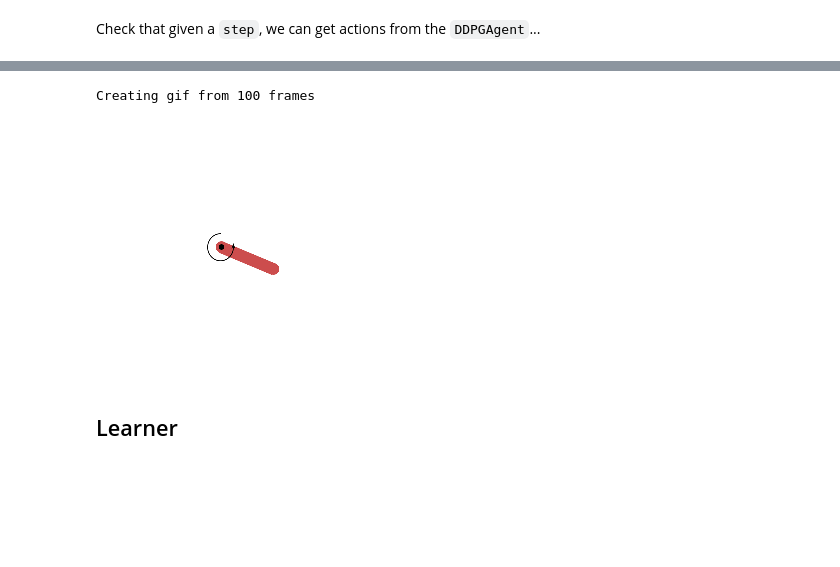
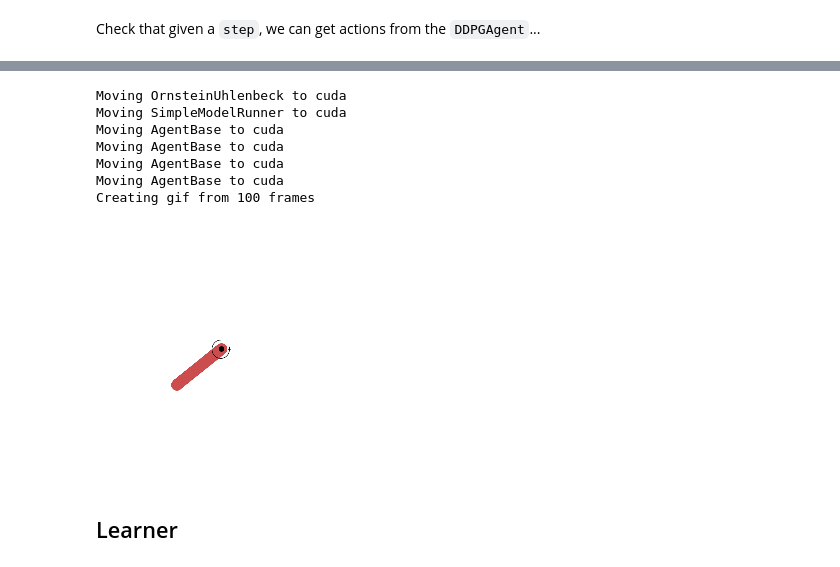
Before and after one commit to josiahls/fastrl, a Jupyter notebook: nbs/07_Agents/02_Continuous/12s_agents.ddpg.ipynb, the cells around one changed output, grey strips where cells are left out. Saved outputs shown, nothing was run; the diff lists cells and outputs as text; code cells hidden in the pictures; blank space fills up the shorter version.

Commit message:
Changed: - how devices are handled

```diff
--- a/nbs/07_Agents/02_Continuous/12s_agents.ddpg.ipynb
+++ b/nbs/07_Agents/02_Continuous/12s_agents.ddpg.ipynb
@@ -338,7 +350,7 @@ with torch.no_grad(),evaluating(actor):
 # %%
 #|export
 def pipe_to_device(pipe,device,debug=True):
-    pipes = find_dps(pipe,dp.iter.IterDataPipe)
+    pipes = find_dps(pipe,dp.iter.IterDataPipe,include_subclasses=True)
     for pipe in pipes:
         if hasattr(pipe,'to'):
             if debug: print(f'Moving {pipe} to {device}')
@@ -372,8 +384,6 @@ class OrnsteinUhlenbeck(dp.iter.IterDataPipe):
             explore_on_val:bool=False,
             # Also return the original action prior to exploratory noise
             ret_original:bool=False,
-            # The device to create the masks one
-            device='cpu'
 		):
 		self.source_datapipe = source_datapipe
 		self.min_epsilon = min_epsilon
@@ -385,14 +395,22 @@ class OrnsteinUhlenbeck(dp.iter.IterDataPipe):
 		self.ret_original = ret_original
 		self.agent_base = None
 		self.step = 0
-		self.device = torch.device(device)
 		self.sigma = sigma
 		self.theta = theta
 		self.mu = mu
+		self.device = None
 		self.normal_dist = torch.distributions.Normal(0,1)
-		self.x = torch.full((action_sz,),1).float().to(device=self.device)
+		self.x = torch.full((action_sz,),1).float()
 		if not (self.decrement_on_val and self.explore_on_val):
 			self.agent_base = find_dp(traverse(self.source_datapipe),AgentBase)
+
+	def to(self,*args,**kwargs):
+		self.device = kwargs.get('device',self.device)
+		self.x = self.x.to(*args,**kwargs)
+		self.normal_dist = torch.distributions.Normal(
+			tensor(0).float().to(*args,**kwargs),
+			tensor(1).float().to(*args,**kwargs)
+		)
 
 	def __iter__(self):
 		for action in self.source_datapipe:
@@ -402,6 +420,7 @@ class OrnsteinUhlenbeck(dp.iter.IterDataPipe):
 			if action.dtype not in (torch.float32,torch.float64):
 				raise ValueError(f'Expected Tensor of dtype float32,float64, got: {action.dtype} from {self.source_datapipe}')
 
+			action.to(device=self.device)
 			if self.decrement_on_val or self.agent_base.model.training:
 				self.step+=1
 				self.epsilon = max(self.min_epsilon,self.max_epsilon-self.step/self.max_steps)
@@ -410,7 +429,7 @@ class OrnsteinUhlenbeck(dp.iter.IterDataPipe):
 			if len(action.shape)==1: action.unsqueeze_(0)
 
 			if self.explore_on_val or self.agent_base.model.training:
-				dist = self.normal_dist.sample((len(self.x),)).to(device=self.device)
+				dist = self.normal_dist.sample((len(self.x),))
 				self.x += self.theta*(self.mu-self.x)+self.sigma*dist
 
 				if self.ret_original: yield (self.epsilon*self.x+action,action)
@@ -424,7 +443,8 @@ OrnsteinUhlenbeck,
 
 [1] From https://math.stackexchange.com/questions/1287634/implementing-ornstein-uhlenbeck-in-matlab
 
-[2] Cumulatively based on [Uhlenbeck et al., 1930](http://www.entsphere.com/pub/pdf/1930%20Uhlenbeck,%20on%20the%20theory%20of%20the%20Brownian%20motion.pdf)"""
+[2] Cumulatively based on [Uhlenbeck et al., 1930](http://www.entsphere.com/pub/pdf/1930%20Uhlenbeck,%20on%20the%20theory%20of%20the%20Brownian%20motion.pdf)""",
+to=torch.Tensor.to.__doc__
 )
 # %%
 #|export
@@ -508,8 +529,8 @@ class ActionUnbatcher(dp.iter.IterDataPipe):
 
     def __iter__(self):
         for action in self.source_datapipe:
-            if len(action.shape)==2: yield action.squeeze(0)
-            else:                    yield action
+            if len(action.shape)==2: action.squeeze_(0)
+            yield action
 # %%
 #|export
 class ActionClip(dp.iter.IterDataPipe):
@@ -525,7 +546,9 @@ class ActionClip(dp.iter.IterDataPipe):
 
     def __iter__(self):
         for action in self.source_datapipe:
-            yield torch.clip(action,self.clip_min,self.clip_max)
+            # yield torch.clip(action,self.clip_min,self.clip_max)
+            action.clip_(self.clip_min,self.clip_max)
+            yield action
 # %%
 #|export
 def DDPGAgent(
@@ -591,19 +614,27 @@ from fastrl.loggers.vscode_visualizers import VSCodeTransformBlock
 # %%
 torch.manual_seed(0)
 
 actor = Actor(3,1)
 
 # Setup the Agent
 agent = DDPGAgent(actor,max_steps=10000)
 
+pipe_to_device(traverse(agent),'cuda',debug=True)
+
 pipe = GymTransformBlock(agent=agent,n=100,seed=None,include_images=True)(['Pendulum-v1'])
 pipe = VSCodeTransformBlock()(pipe)
 
 L(pipe);
 pipe.show(step=2)
 # %% [output]
+Moving OrnsteinUhlenbeck to cuda
+Moving SimpleModelRunner to cuda
+Moving AgentBase to cuda
+Moving AgentBase to cuda
+Moving AgentBase to cuda
+Moving AgentBase to cuda
 Creating gif from 100 frames
-[figure, old version]
+[figure, new version]
 # %% [markdown]
 ## Learner
 # %%
```
Also changed, not shown: parts of 12 cells of this notebook, 8 other files.
